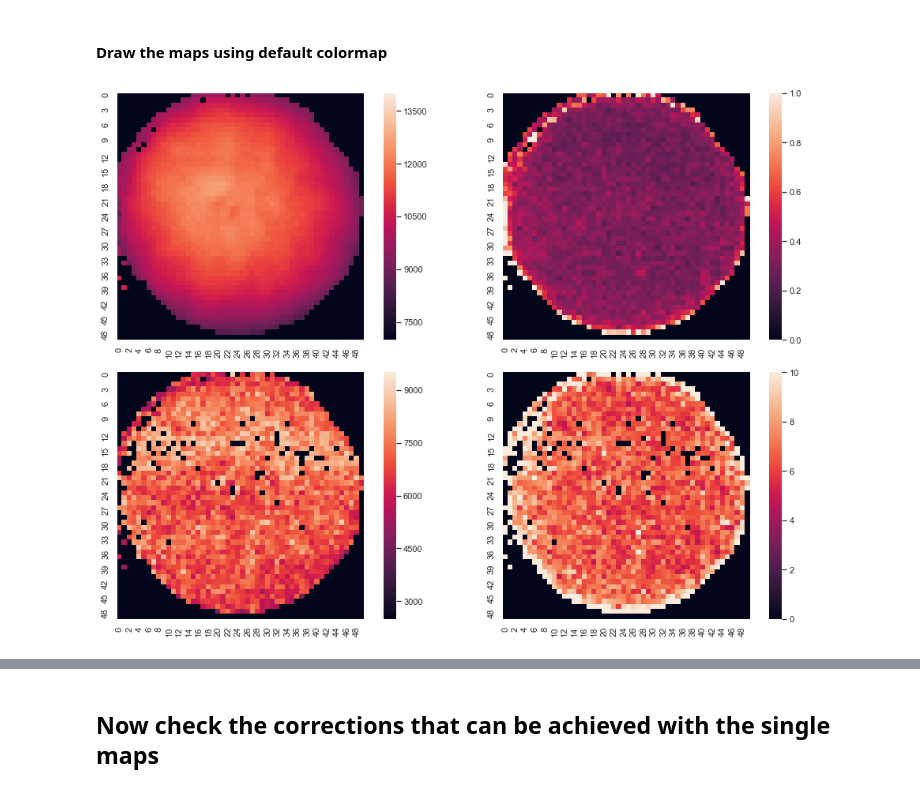
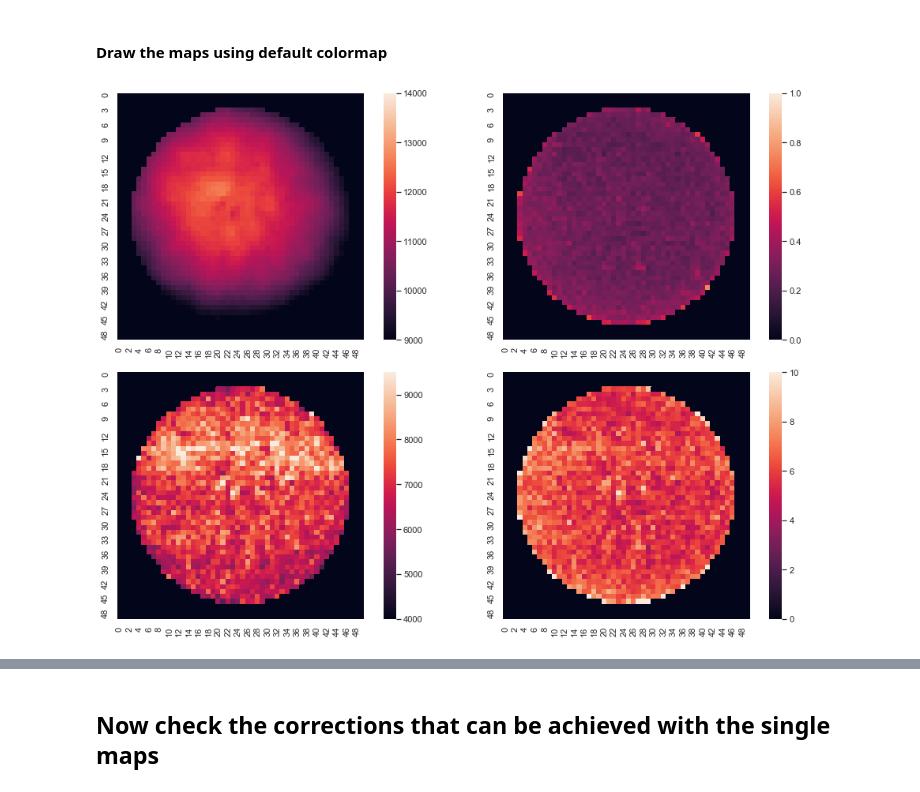
Before and after one commit to bpalmeiro/KrCalibNB, a Jupyter notebook: ltMaps/maps_100_100_7439.ipynb, the cells around one changed output, grey strips where cells are left out. Saved outputs shown, nothing was run; the diff lists cells and outputs as text; code cells hidden in the pictures.

```diff
--- a/ltMaps/maps_100_100_7439.ipynb
+++ b/ltMaps/maps_100_100_7439.ipynb
@@ -362,5 +340,6 @@ plot_time_fcs(fps,
 # %%
 bootstrap_corr_f   = '/Users/jjgomezcadenas/Projects/ICDATA/maps/kr_emap_xy_boot_100_100_r_6972.h5'
+bootstrap_corr_f   =emap_filename
 write_filtered_dst = True
 print(bootstrap_corr_f)
 emaps = read_maps(filename=bootstrap_corr_f)
@@ -410,6 +389,6 @@ nevt = h2d(dst.Z, E0, krNbins.Z, krNbins.S2e, krRanges.Z, (5000,20000),
 # %%
 from krcal.core.selection_functions           import selection_in_band
-range_krs2 = (11.5e+3,15.5e+3)
+range_krs2 = (10.0e+3,14e+3)
 sel_krband, fpl, fph, hp, pp = selection_in_band(dst.Z, E0,
                                                  range_z = krRanges.Z,
                                                  range_e = range_krs2,
@@ -458,5 +426,3 @@ plt.tight_layout()
-# %%
-dst = dsts
 # %%
 fig = plt.figure(figsize=(12,6))
 ax      = fig.add_subplot(1, 2, 1)
@@ -542,5 +508,5 @@ ASectorMap(chi2=1.0294755622229552, e0=10691.18576570259, lt=7582.962937693472,
 # %% [markdown]
 #### Get rid of outlayers that distort mean and error
 # %%
-rmap = regularize_maps(am, erange=e_range, ltrange=lt_range)
+rmap = regularize_maps(am, erange=e_range, ltrange=(1000, 12000))
 # %% [output]
@@ -561,13 +527,13 @@ ASectorMap(chi2=1.0294755622229552, e0=10691.18576570259, lt=7224.42266333605, e
 #### Draw the maps using default colormap
 # %%
 draw_xy_maps(asm,
-            e0lims  = (7000, 14000),
-            ltlims  = (2500, 9500),
+            e0lims  = (9000, 14000),
+            ltlims  = (4000, 9500),
             eulims  = (0.0,  1),
             lulims  = (0, 10),
             figsize=(14,10))
 # %% [output]
-[figure, old version]
+[figure, new version]
 # %%
 asmAv = amap_replace_nan_by_mean(asm, amMean=amv)
 # %%
```
Also changed, not shown: parts of 71 cells of this notebook, 2 other files.
